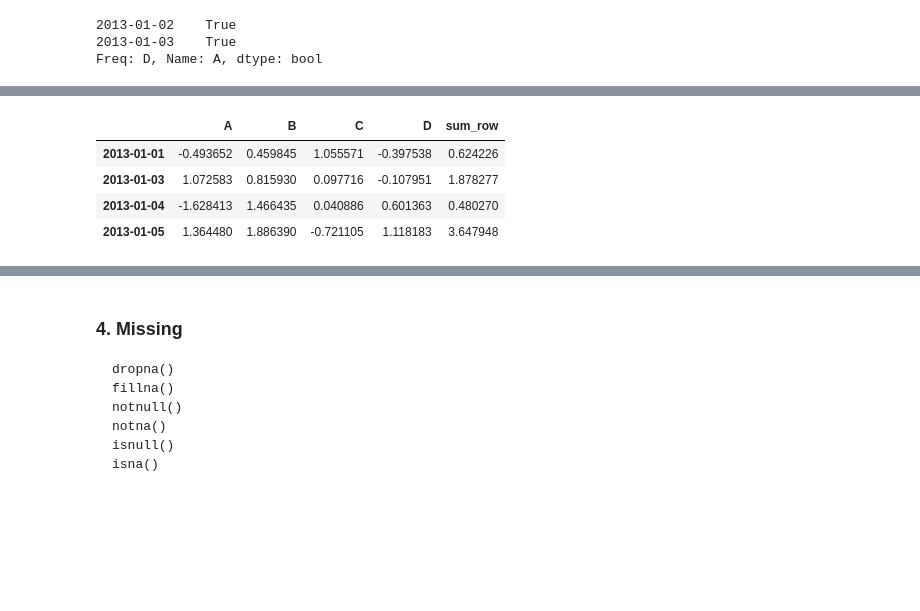
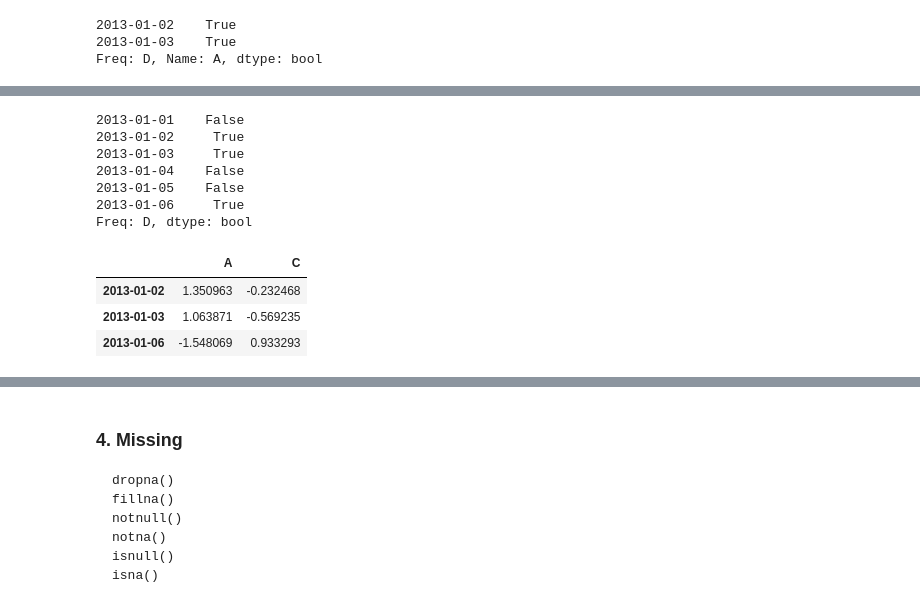
Before and after one commit to smjune/ipynb, a Jupyter notebook: pandas_guide.ipynb, the cells around one changed output, grey strips where cells are left out. Saved outputs shown, nothing was run; the diff lists cells and outputs as text; code cells hidden in the pictures; blank space fills up the shorter version.

```diff
--- a/pandas_guide.ipynb
+++ b/pandas_guide.ipynb
@@ -798,13 +801,22 @@ df3.where((df3.sum_row>0) & (df3.B>0))    # boolean 으로 리턴하지 않고,
+# %%
+((df3.sum_row>0) & (df3.B>0))
+# %% [output]
+2013-01-01    False
+2013-01-02     True
+2013-01-03     True
+2013-01-04    False
+2013-01-05    False
+2013-01-06     True
+Freq: D, dtype: bool
 # %%
-df3[(df3.sum_row>0) & (df3.B>0)]
+df3[((df3.sum_row>0) & (df3.B>0))][['A','C']]
 
 # dropna() 까지 한 결과
 # %% [output]
-|  | A | B | C | D | sum_row |
-| 2013-01-01 | -0.493652 | 0.459845 | 1.055571 | -0.397538 | 0.624226 |
-| 2013-01-03 | 1.072583 | 0.815930 | 0.097716 | -0.107951 | 1.878277 |
-| 2013-01-04 | -1.628413 | 1.466435 | 0.040886 | 0.601363 | 0.480270 |
-| 2013-01-05 | 1.364480 | 1.886390 | -0.721105 | 1.118183 | 3.647948 |
+|  | A | C |
+| 2013-01-02 | 1.350963 | -0.232468 |
+| 2013-01-03 | 1.063871 | -0.569235 |
+| 2013-01-06 | -1.548069 | 0.933293 |
 # %%
 # df.query  을  사용
 
```
Also changed, not shown: parts of 56 cells of this notebook, 3 other files.
